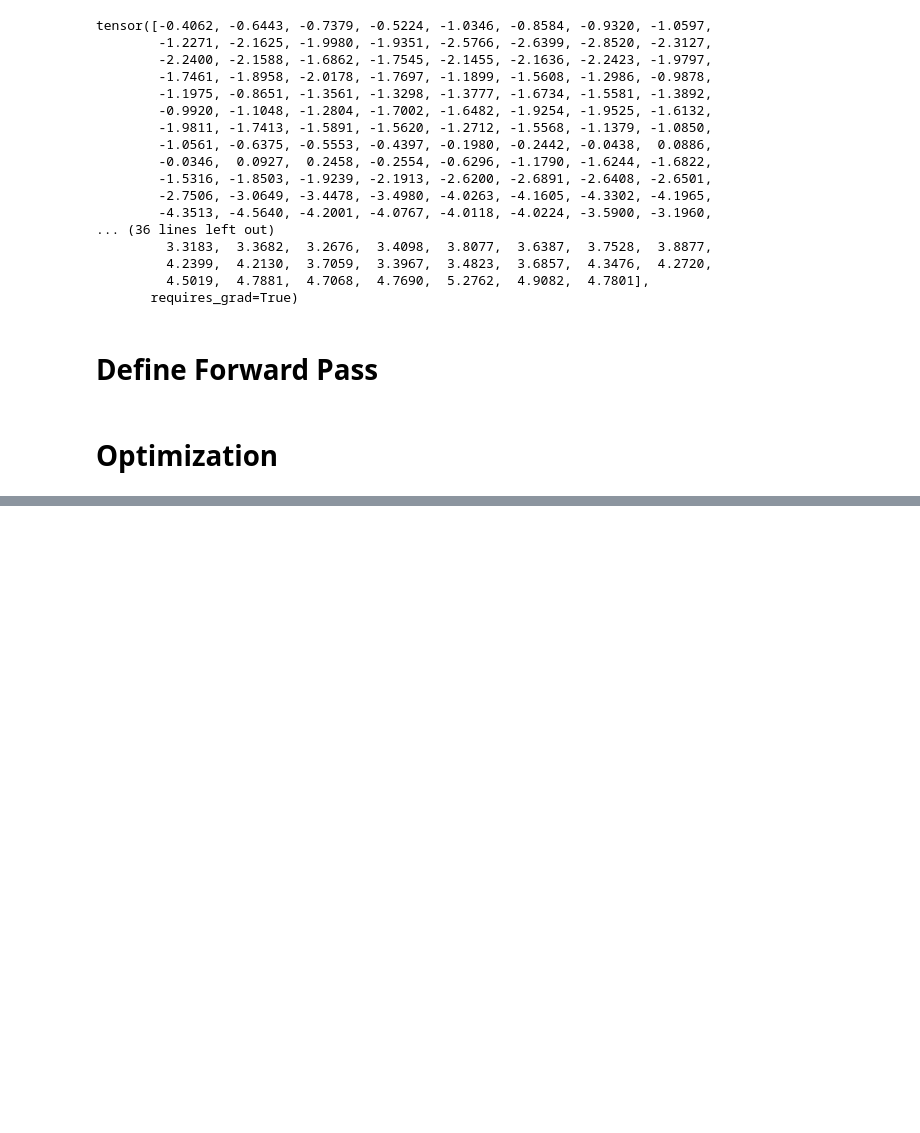
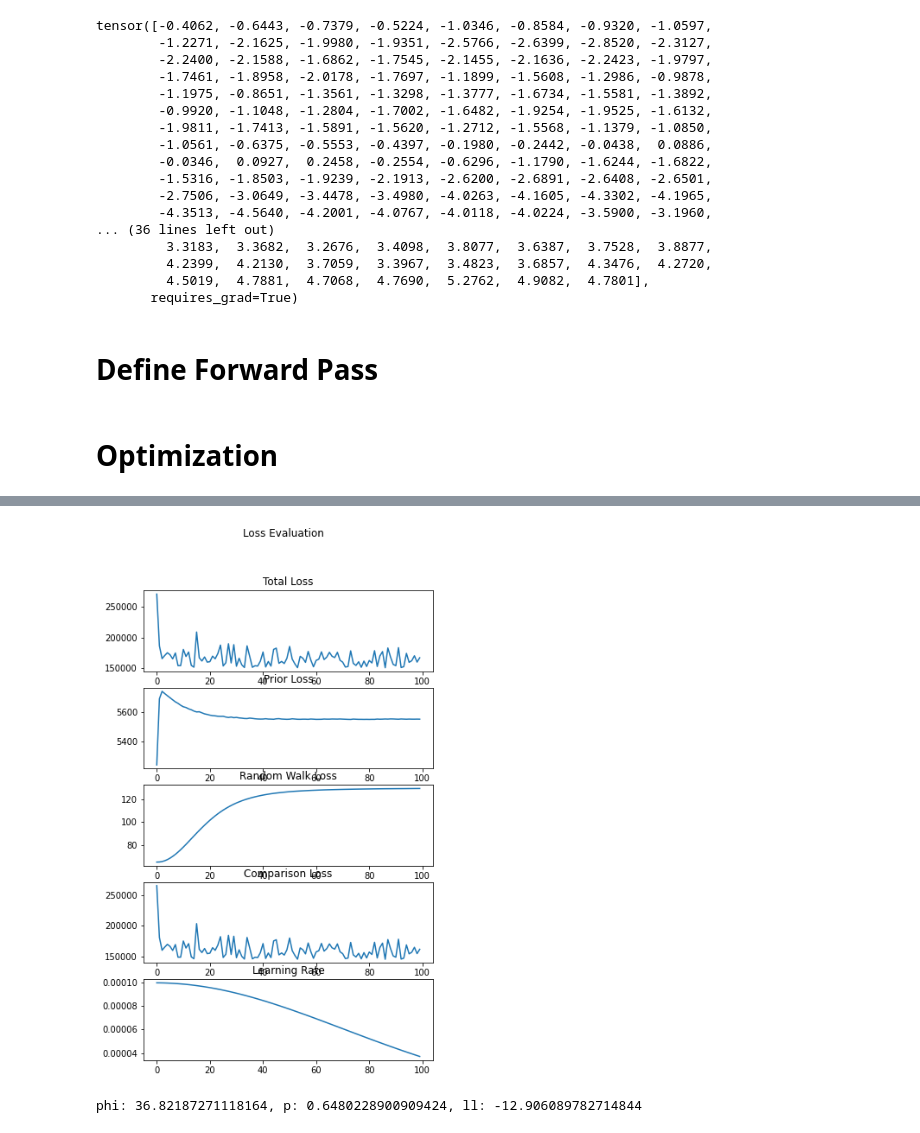
Before and after one commit to tsuehr/covid-prediction-tu, a Jupyter notebook: NLL.ipynb, the cells around one changed output, grey strips where cells are left out. Saved outputs shown, nothing was run; the diff lists cells and outputs as text; code cells hidden in the pictures; blank space fills up the shorter version.

Commit message:
Fine tuned optimization & new Evaluation

```diff
--- a/NLL.ipynb
+++ b/NLL.ipynb
@@ -320,0 +447,28 @@ This Run:  0.6601030826568604 seconds
+# %%
+fig, axs = plt.subplots(5)
+fig.suptitle(f'Loss Evaluation')
+fig.set_figheight(10)
+axs[0].plot(loss_vis)
+axs[0].title.set_text('Total Loss')
+axs[1].plot(prior_loss_vis)
+axs[1].title.set_text('Prior Loss')
+axs[2].plot(rw_loss_vis)
+axs[2].title.set_text('Random Walk Loss')
+axs[3].plot(comp_loss_vis)
+axs[3].title.set_text('Comparison Loss')
+axs[4].plot(learning_rate_vis)
+axs[4].title.set_text('Learning Rate')
+plt.show()
+# %% [output]
+[figure, added]
+# %%
+phi_prime = torch.tensor(1)
+phi = bij_transform(phi_prime, lower=1, upper=50)
+exp_daily = torch.tensor(20)
+obs_daily = torch.tensor(20)
+p = 1 / (1 + exp_daily / phi)
+dist = torch.distributions.negative_binomial.NegativeBinomial(phi, p)
+ll = dist.log_prob(obs_daily)
+print(f'phi: {phi}, p: {p}, ll: {ll}')
+# %% [output]
+phi: 36.82187271118164, p: 0.6480228900909424, ll: -12.906089782714844
```
Also changed, not shown: parts of 13 cells of this notebook, 6 other files.
